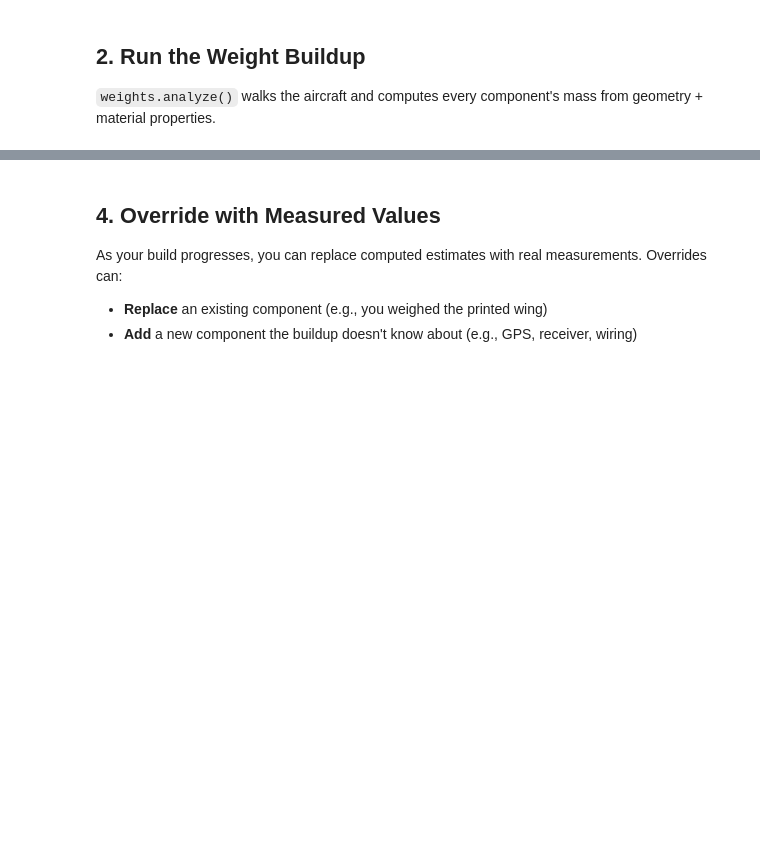
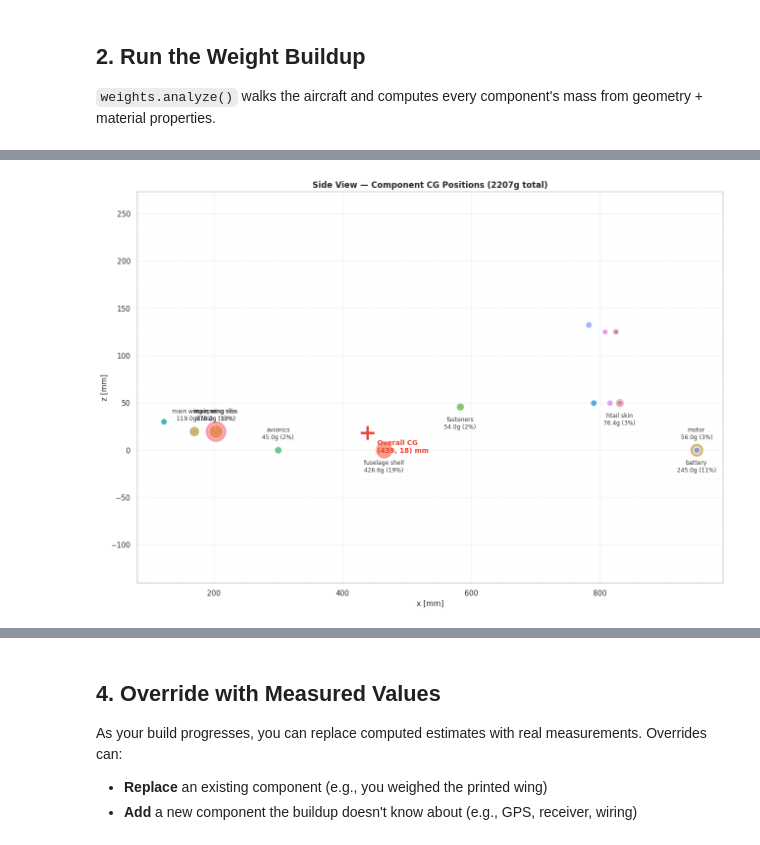
Before and after one commit to KasparStepan/AerisPlane, a Jupyter notebook: tutorials/02_weight_buildup.ipynb, the cells around one changed output, grey strips where cells are left out. Saved outputs shown, nothing was run; the diff lists cells and outputs as text; code cells hidden in the pictures; blank space fills up the shorter version.

```diff
--- a/tutorials/02_weight_buildup.ipynb
+++ b/tutorials/02_weight_buildup.ipynb
@@ -208,0 +218,5 @@ fig = result.plot()
+# %%
+# Side-view CG bubble diagram — component positions with mass-proportional bubbles
+fig = result.plot_cg()
+# %% [output]
+[figure, added]
```
Also changed, not shown: parts of 10 cells of this notebook, 1 other file.
